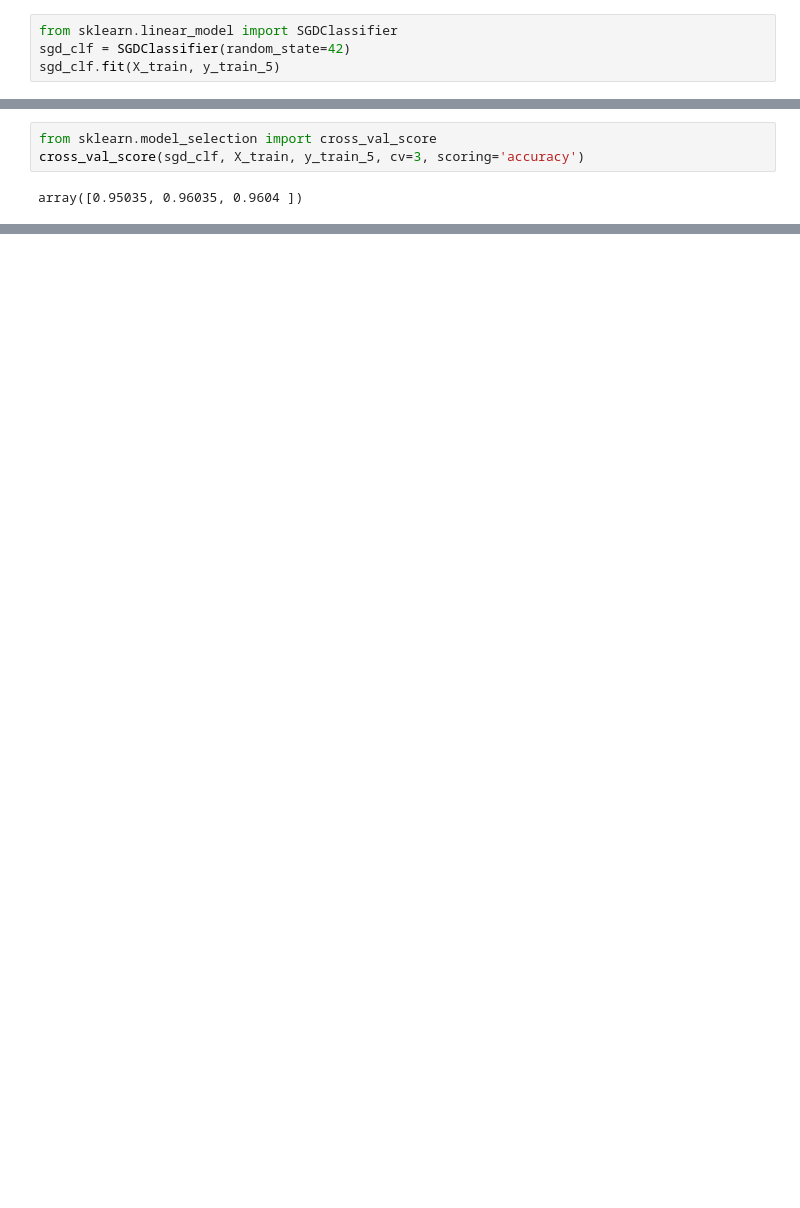
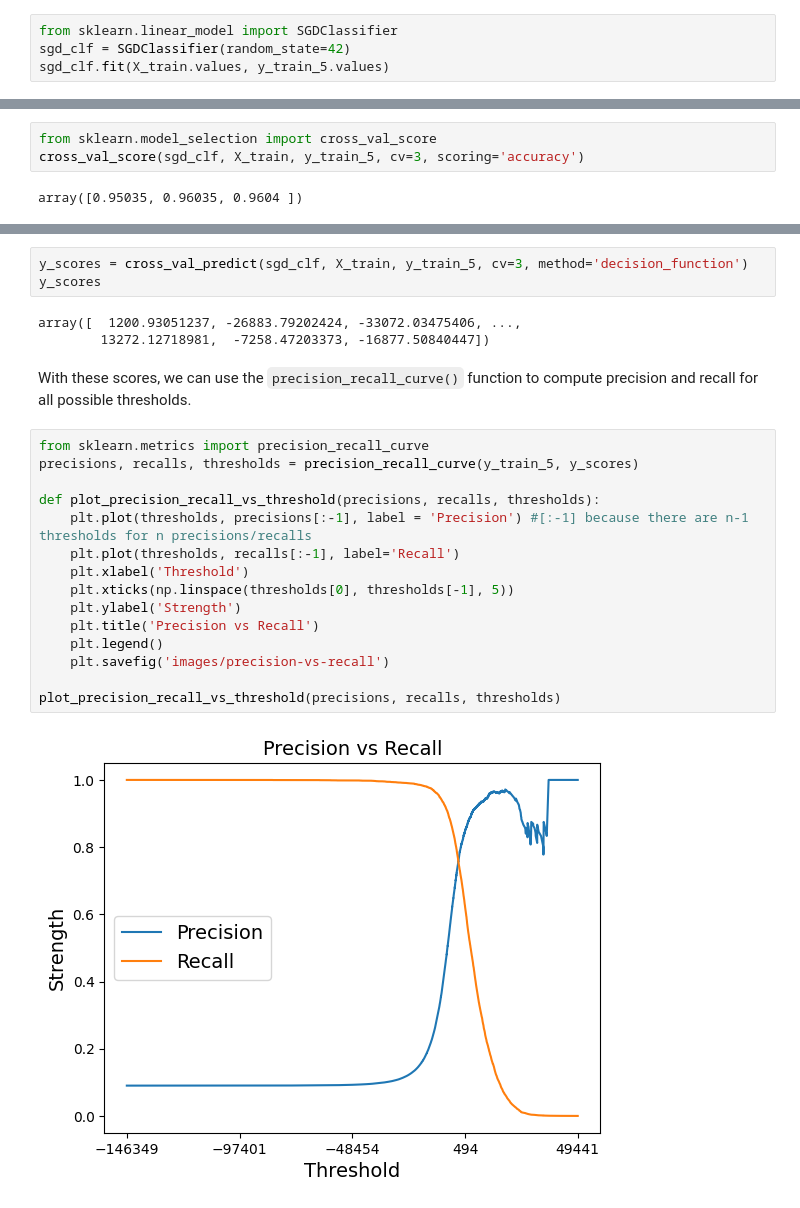
Before and after one commit to cemenenkoff/ml-classification, a Jupyter notebook: classification.ipynb, the cells around one changed output, grey strips where cells are left out. Saved outputs shown, nothing was run; the diff lists cells and outputs as text; blank space fills up the shorter version.

```diff
--- a/classification.ipynb
+++ b/classification.ipynb
@@ -109,7 +114,7 @@ Now let's pick a classifier and train it. A good place to start is with a *Stoch
 # %%
 from sklearn.linear_model import SGDClassifier
 sgd_clf = SGDClassifier(random_state=42)
-sgd_clf.fit(X_train, y_train_5)
+sgd_clf.fit(X_train.values, y_train_5.values)
 # %% [output]
 SGDClassifier(random_state=42)
 # %% [markdown]
@@ -194,0 +316,25 @@ class Never5Classifier(BaseEstimator):
+# %%
+y_scores = cross_val_predict(sgd_clf, X_train, y_train_5, cv=3, method='decision_function')
+y_scores
+# %% [output]
+array([  1200.93051237, -26883.79202424, -33072.03475406, ...,
+        13272.12718981,  -7258.47203373, -16877.50840447])
+# %% [markdown]
+With these scores, we can use the `precision_recall_curve()` function to compute precision and recall for all possible thresholds.
+# %%
+from sklearn.metrics import precision_recall_curve
+precisions, recalls, thresholds = precision_recall_curve(y_train_5, y_scores)
+
+def plot_precision_recall_vs_threshold(precisions, recalls, thresholds):
+    plt.plot(thresholds, precisions[:-1], label = 'Precision') #[:-1] because there are n-1 thresholds for n precisions/recalls
+    plt.plot(thresholds, recalls[:-1], label='Recall')
+    plt.xlabel('Threshold')
+    plt.xticks(np.linspace(thresholds[0], thresholds[-1], 5))
+    plt.ylabel('Strength')
+    plt.title('Precision vs Recall')
+    plt.legend()
+    plt.savefig('images/precision-vs-recall')
+
+plot_precision_recall_vs_threshold(precisions, recalls, thresholds)
+# %% [output]
+[figure, added]
```
Also changed, not shown: parts of 43 cells of this notebook, 3 other files.
